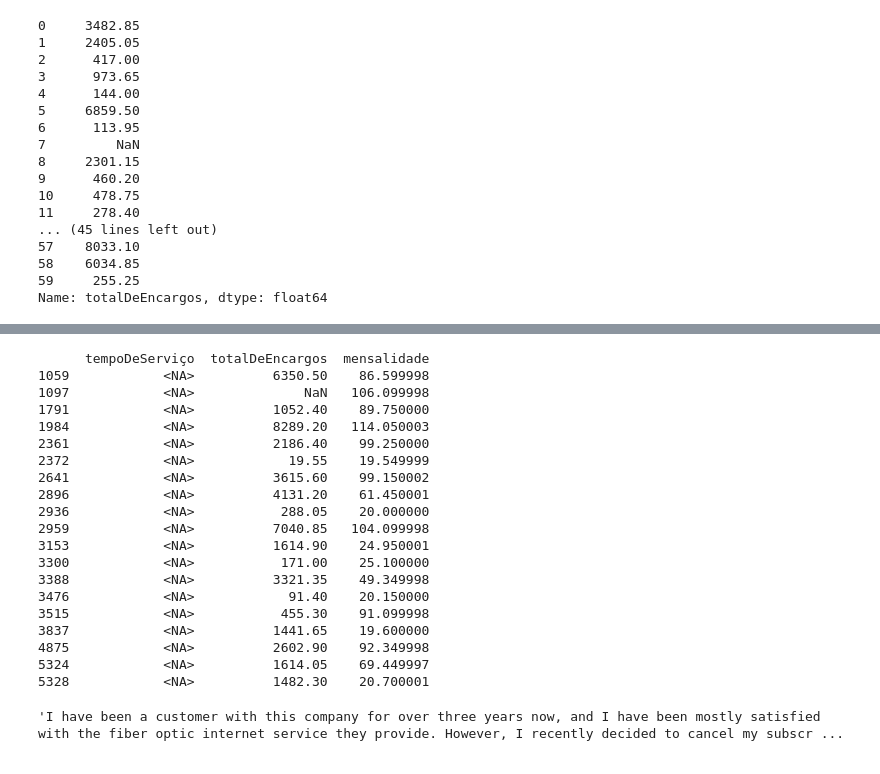
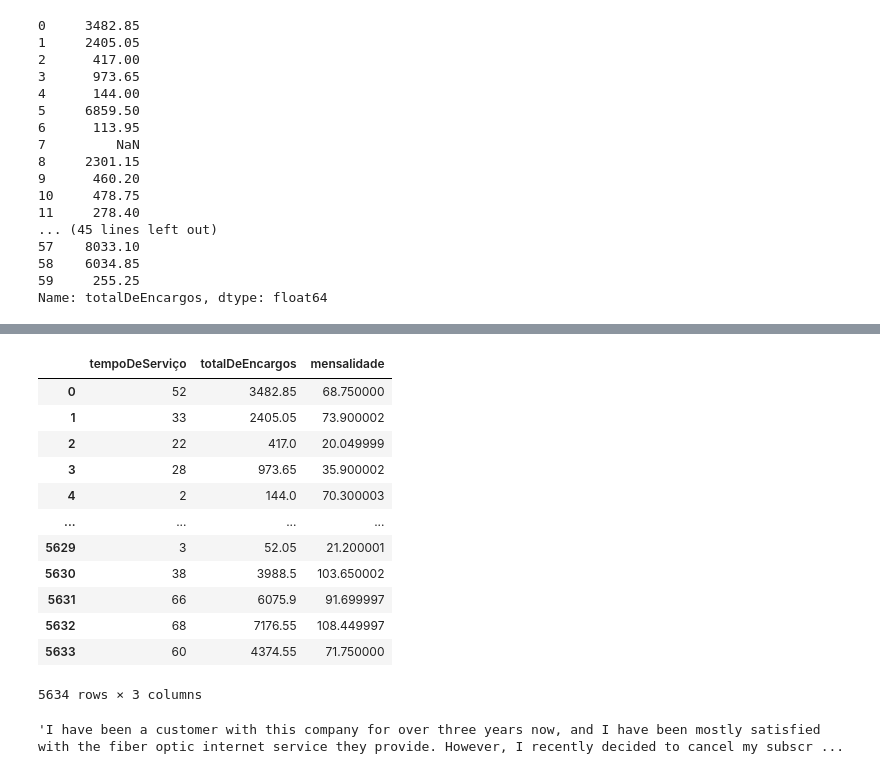
Before and after one commit to patrick0753/databricks_repositorio, a Jupyter notebook: df_databricks.ipynb, the cells around one changed output, grey strips where cells are left out. Drawn from its saved outputs; the diff is of its cells as text; code cells hidden in the pictures.

```diff
--- a/df_databricks.ipynb
+++ b/df_databricks.ipynb
@@ -306,27 +289,25 @@ print(nulos[['tempoDeServiço', 'totalDeEncargos', 'mensalidade']])
 # %%
 # Filtra apenas as linhas onde 'tempoDeServiço' é nulo (NaN)
-nulos = df[df['tempoDeServiço'].isnull()]
+nulos = df['tempoDeServiço'].isnull()
+nulos = df['totalDeEncargos'].isnull()
+
+#Substituir os nulos do "TotalDeEncargos"
+multiplicando = df['tempoDeServiço'] * df['mensalidade']
+df['totalDeEncargos'] = df['totalDeEncargos'].fillna(multiplicando)
 
 # Mostra o resultado na tela
-print(nulos[['tempoDeServiço', 'totalDeEncargos', 'mensalidade']])
+df[['tempoDeServiço', 'totalDeEncargos', 'mensalidade']]
 # %% [output]
+|  | tempoDeServiço | totalDeEncargos | mensalidade |
+| 0 | 52 | 3482.85 | 68.750000 |
+| 1 | 33 | 2405.05 | 73.900002 |
+| 2 | 22 | 417.0 | 20.049999 |
+| 3 | 28 | 973.65 | 35.900002 |
+| 4 | 2 | 144.0 | 70.300003 |
+| ... | ... | ... | ... |
+| 5629 | 3 | 52.05 | 21.200001 |
+| 5630 | 38 | 3988.5 | 103.650002 |
+| 5631 | 66 | 6075.9 | 91.699997 |
+| 5632 | 68 | 7176.55 | 108.449997 |
+| 5633 | 60 | 4374.55 | 71.750000 |
-      tempoDeServiço  totalDeEncargos  mensalidade
-1059            <NA>          6350.50    86.599998
-1097            <NA>              NaN   106.099998
-1791            <NA>          1052.40    89.750000
-1984            <NA>          8289.20   114.050003
-2361            <NA>          2186.40    99.250000
-2372            <NA>            19.55    19.549999
-2641            <NA>          3615.60    99.150002
-2896            <NA>          4131.20    61.450001
-2936            <NA>           288.05    20.000000
-2959            <NA>          7040.85   104.099998
-3153            <NA>          1614.90    24.950001
-3300            <NA>           171.00    25.100000
-3388            <NA>          3321.35    49.349998
-3476            <NA>            91.40    20.150000
-3515            <NA>           455.30    91.099998
-3837            <NA>          1441.65    19.600000
-4875            <NA>          2602.90    92.349998
-5324            <NA>          1614.05    69.449997
-5328            <NA>          1482.30    20.700001
+5634 rows × 3 columns
```
Also changed, not shown: parts of 9 cells of this notebook.
